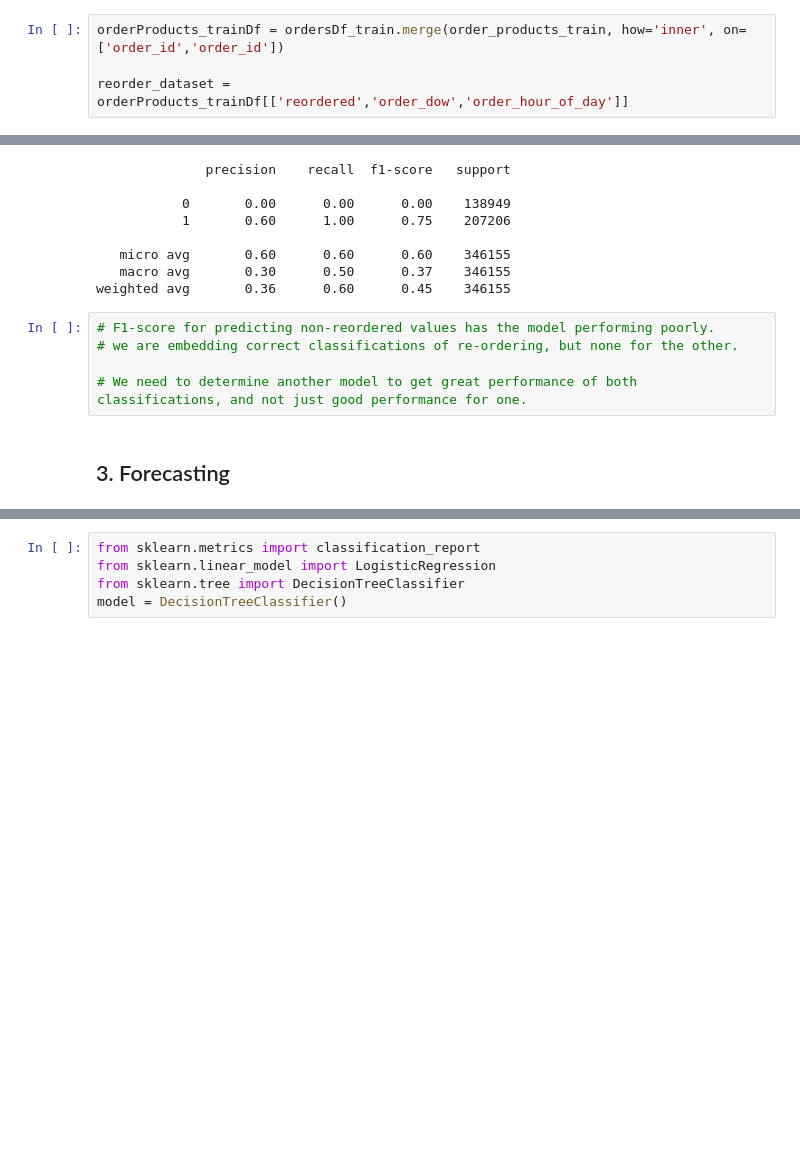
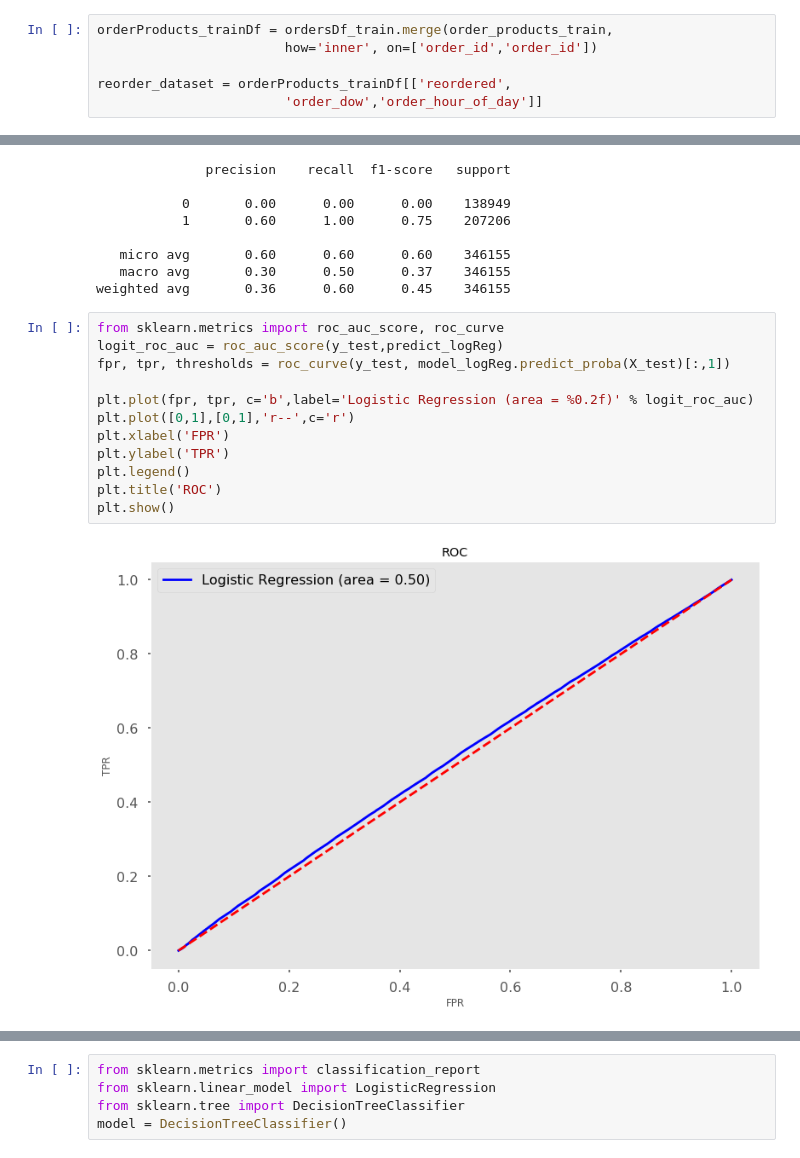
Before and after one commit to CloudChaoszero/Instacart-Product-AnalysisAndInference, a Jupyter notebook: Analytics/Instacart-Forecasting-2.ipynb, the cells around one changed output, grey strips where cells are left out. Drawn from its saved outputs; the diff is of its cells as text; blank space fills up the shorter version.

Commit message:
Further analysis on re-order model creation and performance

```diff
--- a/Analytics/Instacart-Forecasting-2.ipynb
+++ b/Analytics/Instacart-Forecasting-2.ipynb
@@ -65,6 +57,8 @@ Index(['order_id', 'user_id', 'eval_set', 'order_number', 'order_dow',
 # %%
 ordersDf_train = ordersDf[ordersDf['eval_set']=='train']
 # %%
-orderProducts_trainDf = ordersDf_train.merge(order_products_train, how='inner', on=['order_id','order_id'])
+orderProducts_trainDf = ordersDf_train.merge(order_products_train,
+                        how='inner', on=['order_id','order_id'])
 
-reorder_dataset = orderProducts_trainDf[['reordered','order_dow','order_hour_of_day']]
+reorder_dataset = orderProducts_trainDf[['reordered',
+                        'order_dow','order_hour_of_day']]
@@ -122,10 +102,17 @@ print(classification_report(y_test, predict_logReg))
    micro avg       0.60      0.60      0.60    346155
    macro avg       0.30      0.50      0.37    346155
 weighted avg       0.36      0.60      0.45    346155
-# %%
-# F1-score for predicting non-reordered values has the model performing poorly.
-# we are embedding correct classifications of re-ordering, but none for the other.
-
-# We need to determine another model to get great performance of both classifications, and not just good performance for one.
-# %% [markdown]
-## 3. Forecasting
+# %%
+from sklearn.metrics import roc_auc_score, roc_curve
+logit_roc_auc = roc_auc_score(y_test,predict_logReg)
+fpr, tpr, thresholds = roc_curve(y_test, model_logReg.predict_proba(X_test)[:,1])
+
+plt.plot(fpr, tpr, c='b',label='Logistic Regression (area = %0.2f)' % logit_roc_auc)
+plt.plot([0,1],[0,1],'r--',c='r')
+plt.xlabel('FPR')
+plt.ylabel('TPR')
+plt.legend()
+plt.title('ROC')
+plt.show()
+# %% [output]
+[figure, added]
```
Also changed, not shown: parts of 46 cells of this notebook.
